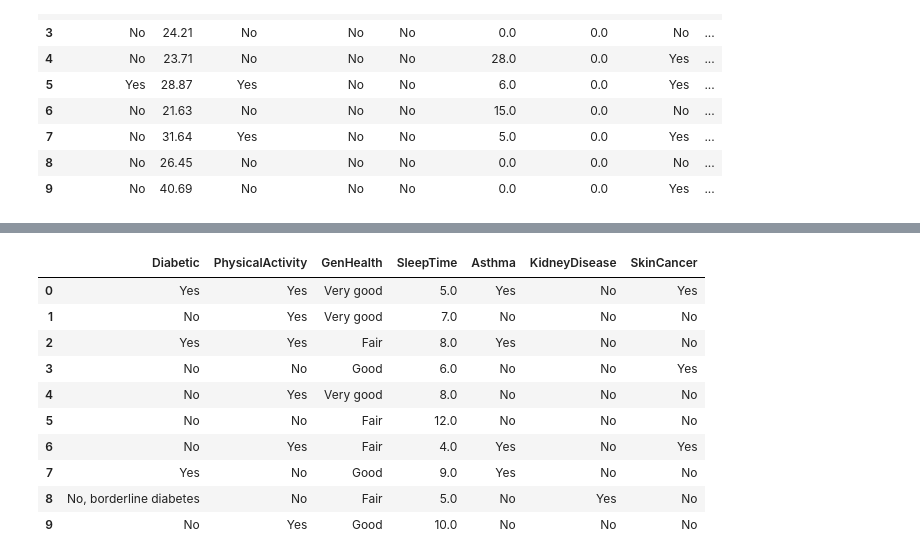
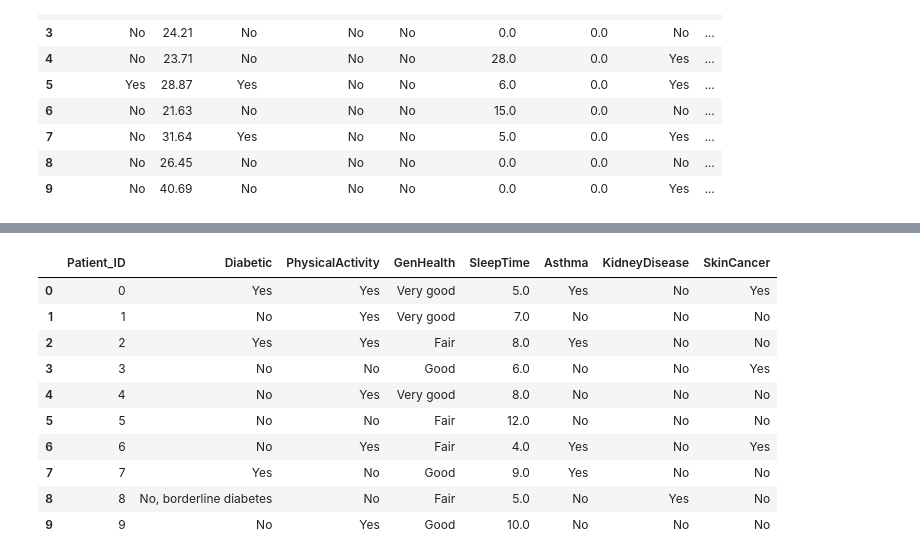
Before and after one commit to NishatSultana3538/Heart_Disease_Outcome, a Jupyter notebook: heart_disease_dataframe.ipynb, the cells around one changed output, grey strips where cells are left out. Drawn from its saved outputs; the diff is of its cells as text; code cells hidden in the pictures.

```diff
--- a/heart_disease_dataframe.ipynb
+++ b/heart_disease_dataframe.ipynb
@@ -62,0 +75,4 @@ list(heart_disease_data_sets_df)
+# %%
+heart_disease_data_sets_df.reset_index(inplace=True)
+heart_disease_data_sets_df = heart_disease_data_sets_df.rename(columns = {'index':'Patient_ID'})
+heart_disease_data_sets_df.head(10)
@@ -101,22 +148,22 @@ heart_disease_behavioural_health_data_df.head(10)
 # %%
-heart_disease_other_disease_correlation_data_df = heart_disease_data_sets_df[['Diabetic',
+heart_disease_other_disease_correlation_data_df = heart_disease_data_sets_df[['Patient_ID','Diabetic',
  'PhysicalActivity',
  'GenHealth',
  'SleepTime',
  'Asthma',
  'KidneyDisease',
  'SkinCancer']]
 heart_disease_other_disease_correlation_data_df.head(10)
 # %% [output]
-|  | Diabetic | PhysicalActivity | GenHealth | SleepTime | Asthma | KidneyDisease | SkinCancer |
-| 0 | Yes | Yes | Very good | 5.0 | Yes | No | Yes |
-| 1 | No | Yes | Very good | 7.0 | No | No | No |
-| 2 | Yes | Yes | Fair | 8.0 | Yes | No | No |
-| 3 | No | No | Good | 6.0 | No | No | Yes |
-| 4 | No | Yes | Very good | 8.0 | No | No | No |
-| 5 | No | No | Fair | 12.0 | No | No | No |
-| 6 | No | Yes | Fair | 4.0 | Yes | No | Yes |
-| 7 | Yes | No | Good | 9.0 | Yes | No | No |
-| 8 | No, borderline diabetes | No | Fair | 5.0 | No | Yes | No |
-| 9 | No | Yes | Good | 10.0 | No | No | No |
+|  | Patient_ID | Diabetic | PhysicalActivity | GenHealth | SleepTime | Asthma | KidneyDisease | SkinCancer |
+| 0 | 0 | Yes | Yes | Very good | 5.0 | Yes | No | Yes |
+| 1 | 1 | No | Yes | Very good | 7.0 | No | No | No |
+| 2 | 2 | Yes | Yes | Fair | 8.0 | Yes | No | No |
+| 3 | 3 | No | No | Good | 6.0 | No | No | Yes |
+| 4 | 4 | No | Yes | Very good | 8.0 | No | No | No |
+| 5 | 5 | No | No | Fair | 12.0 | No | No | No |
+| 6 | 6 | No | Yes | Fair | 4.0 | Yes | No | Yes |
+| 7 | 7 | Yes | No | Good | 9.0 | Yes | No | No |
+| 8 | 8 | No, borderline diabetes | No | Fair | 5.0 | No | Yes | No |
+| 9 | 9 | No | Yes | Good | 10.0 | No | No | No |
 # %%
```
Also changed, not shown: parts of 6 cells of this notebook, 10 other files.
